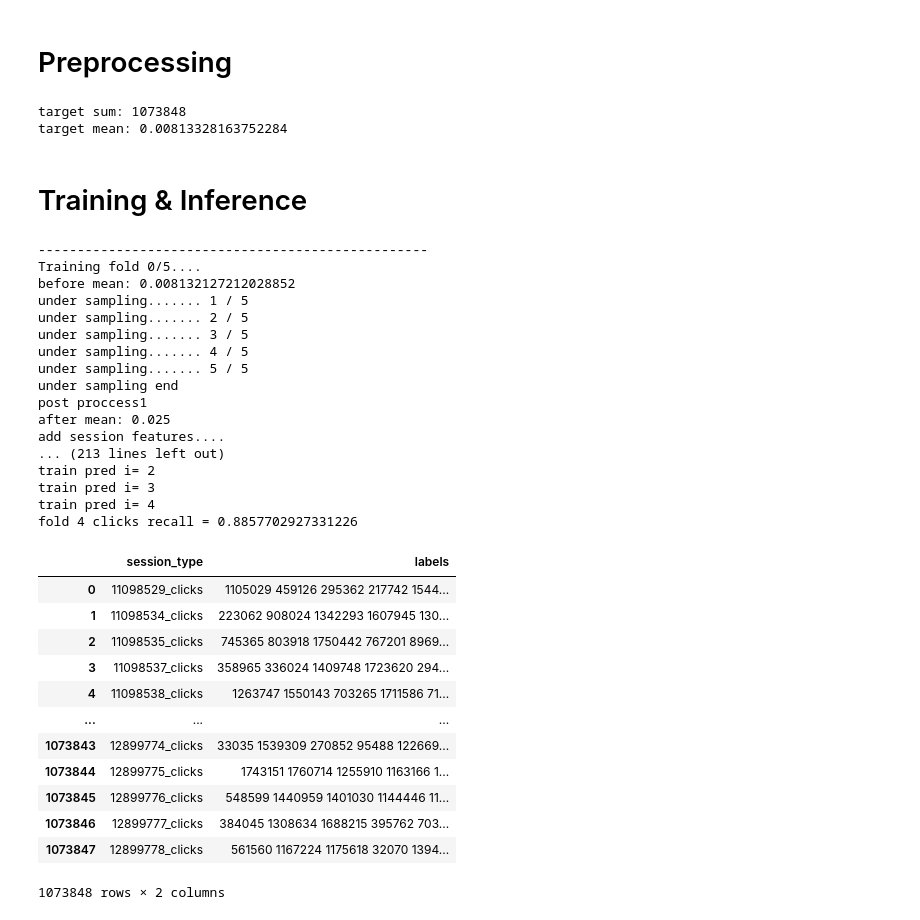
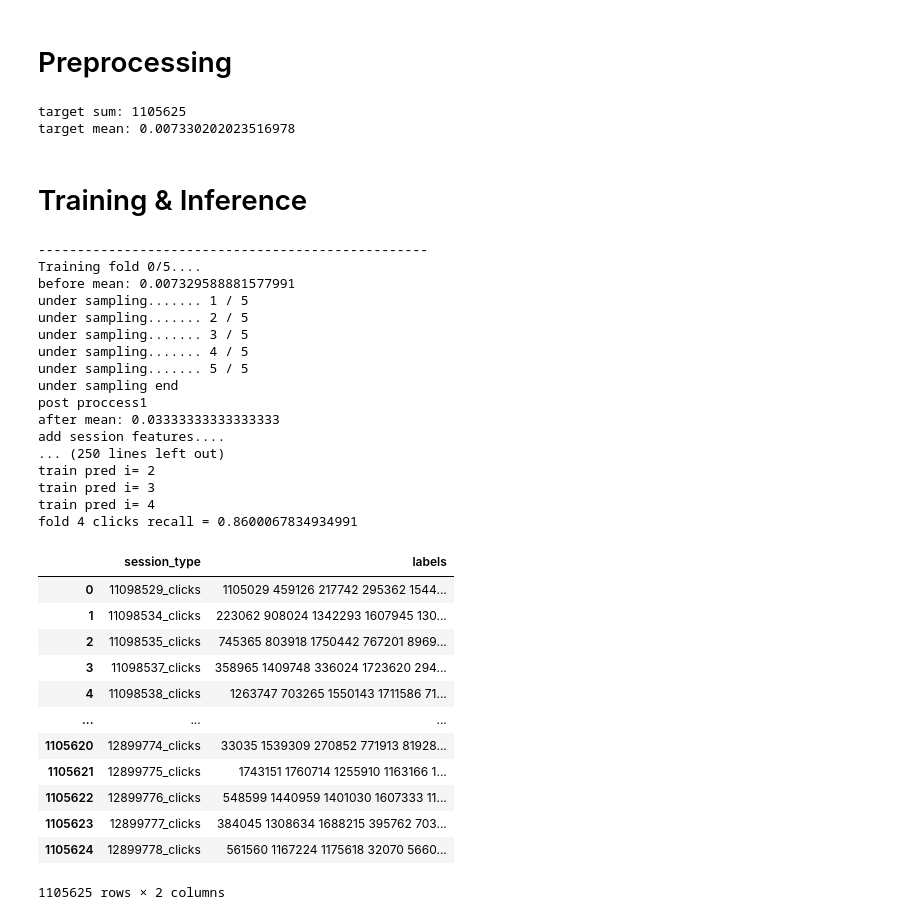
Before and after one commit to tetsuro731/OTTO-kaggle-tetsuro731, a Jupyter notebook: notebook/otto_lgb_train_rank.ipynb, the cells around one changed output. Saved outputs shown, nothing was run; the diff lists cells and outputs as text; code cells hidden in the pictures.

```diff
--- a/notebook/otto_lgb_train_rank.ipynb
+++ b/notebook/otto_lgb_train_rank.ipynb
@@ -121,12 +132,12 @@ def remove_features(df):
 # %%
 train = fe.reduce_memory(train)
 # %%
-train = remove_negative_session(train)
+train = remove_negative_session(train, remove_negative_session_target)
 print('target sum:', train[target].sum())
 print('target mean:', train[target].mean())
 # %% [output]
-target sum: 1073848
-target mean: 0.00813328163752284
+target sum: 1105625
+target mean: 0.007330202023516978
 # %% [markdown]
 # Training & Inference
 # %%
@@ -197,22 +208,21 @@ if OPTUNA_FLAG:
 
         # queryの準備, sessionごとにsortする, lightGBMでranking metricsを使うときに必要
         query_list_train = x_train['session'].value_counts()
-        #x_train = x_train.drop('session' , axis=1)
         query_list_train = query_list_train.sort_index()
 
         query_list_valid = x_val['session'].value_counts()
-        #x_val = x_val.drop('session' , axis=1)
         query_list_valid = query_list_valid.sort_index()
+
 
         # memory節約のため, under sampling後にfeature追加
         print('add session features....')
-        #x_train, x_val = fe.join_session_features(x_train), join_session_features(x_val)
+        x_train, x_val = fe.join_session_features(x_train, session_path), fe.join_session_features(x_val, session_path)
         print('add aid features....')
-        #x_train, x_val = fe.join_aid_features(x_train), join_aid_features(x_val)
+        x_train, x_val = fe.join_aid_features(x_train, aid_path), fe.join_aid_features(x_val, aid_path)
         print('add interactive features....')
-        #x_train, x_val = fe.join_interactive_features(x_train), join_interactive_features(x_val)
+        x_train, x_val = fe.join_interactive_features(x_train), fe.join_interactive_features(x_val)
         print('remove features....')
-        #x_train, x_val = remove_features(x_train),  remove_features(x_val)
+        x_train, x_val = remove_features(x_train),  remove_features(x_val)
         print('remove id from features....')
         x_train, x_val = x_train.drop(IGNORE_COL_ID, axis=1), x_val.drop(IGNORE_COL_ID, axis=1)
         print('x_train shape:', x_train.shape)
@@ -243,21 +253,20 @@ if OPTUNA_FLAG:
 
 params = {'objective': 'lambdarank',
           'metric': 'ndcg',
-          'map_eval_at': [20],
+          'ndcg_eval_at': [20],
           'boosting': 'gbdt',
           'seed': 42,
           'n_jobs': -1,
+          'learning_rate': 0.1,
           #'learning_rate': 0.05,
-          'learning_rate': 0.1,
           'feature_pre_filter': False,
-          'lambda_l1': 0.0,
-          'lambda_l2': 0.0,
-          'num_leaves': 222,
-          'feature_fraction': 0.62,
+          'lambda_l1': 1.7510743847807332e-08,
+          'lambda_l2': 3.773149139134113e-07,
+          'num_leaves': 108,
+          'feature_fraction': 0.4,
           'bagging_fraction': 1.0,
           'bagging_freq': 0,
-          'min_child_samples': 25
-}
+          'min_child_samples': 20}
 # %%
 
 # Create a numpy array to store out of folds predictions
@@ -291,18 +300,12 @@ for fold, (trn_group_ind, val_group_ind) in enumerate(kfold.split(unique_session
 
     # queryの準備, sessionごとにsortする, lightGBMでranking metricsを使うときに必要
     query_list_train = x_train['session'].value_counts()
-    #x_train = x_train.drop('session' , axis=1)
     query_list_train = query_list_train.sort_index()
 
     query_list_valid = x_val['session'].value_counts()
-    #x_val = x_val.drop('session' , axis=1)
     query_list_valid = query_list_valid.sort_index()
 
     # memory節約のため, under sampling後にfeature追加
-    session_path = f'{base_path}/output/otto/valid_session_features.parquet'
-    aid_path = f'{base_path}/output/otto/valid_aid_features.parquet'
-
-
     print('add session features....')
     x_train, x_val = fe.join_session_features(x_train, session_path), fe.join_session_features(x_val, session_path)
     print('add aid features....')
@@ -400,7 +403,7 @@ for fold, (trn_group_ind, val_group_ind) in enumerate(kfold.split(unique_session
 # %% [output]
 --------------------------------------------------
 Training fold 0/5....
-before mean: 0.008132127212028852
+before mean: 0.007329588881577991
 under sampling....... 1 / 5
 under sampling....... 2 / 5
 under sampling....... 3 / 5
@@ -408,42 +411,45 @@ under sampling....... 4 / 5
 under sampling....... 5 / 5
 under sampling end
 post proccess1
-after mean: 0.025
+after mean: 0.03333333333333333
 add session features....
-... (213 lines left out)
+... (250 lines left out)
 train pred i= 2
 train pred i= 3
 train pred i= 4
-fold 4 clicks recall = 0.8857702927331226
+fold 4 clicks recall = 0.8600067834934991
 # %%
 df = pd.DataFrame(oof_predictions, columns=["score"])
-#df.to_csv(f'{base_path}/otto/oof_lgbm_{TYPE_MODE}.csv', index = False)
+if (not USE_CROSS_TARGET) and target != remove_negative_session_target:
+    df.to_csv(f'{base_path}/otto/oof_lgbm_{TYPE_MODE}_{remove_negative_session_target}_session.csv', index = False)
 
 pred_df = pd.concat([train[['session', 'aid']], df], axis=1)
 pred_df['session_type'] = pred_df['session'].apply(lambda x: str(x) + f'_{TYPE_MODE}')
 pred_df = pred_df.sort_values(['session_type','score'],ascending=[True, False]).reset_index(drop=True)
+if (not USE_CROSS_TARGET) and target == remove_negative_session_target:
+    pred_df.to_parquet(f'{base_path}/otto/oof_lgbm_{TYPE_MODE}.parquet')
 
 pred_df['n'] = pred_df.groupby('session_type').cumcount()
 pred_df = pred_df.loc[pred_df.n<20].drop(['n','score','session'],axis=1)
 pred_df['aid'] = pred_df['aid'].astype('int32')
 pred_df = pred_df.groupby('session_type')['aid'].apply(list).reset_index()
 pred_df['labels'] = pred_df['aid'].map(lambda x: ''.join(str(x)[1:-1].split(',')))
 pred_df = pred_df.drop(['aid'],axis=1)
 pred_df
 # %% [output]
 |  | session_type | labels |
-| 0 | 11098529_clicks | 1105029 459126 295362 217742 1544... |
+| 0 | 11098529_clicks | 1105029 459126 217742 295362 1544... |
 | 1 | 11098534_clicks | 223062 908024 1342293 1607945 130... |
 | 2 | 11098535_clicks | 745365 803918 1750442 767201 8969... |
-| 3 | 11098537_clicks | 358965 336024 1409748 1723620 294... |
-| 4 | 11098538_clicks | 1263747 1550143 703265 1711586 71... |
+| 3 | 11098537_clicks | 358965 1409748 336024 1723620 294... |
+| 4 | 11098538_clicks | 1263747 703265 1550143 1711586 71... |
 | ... | ... | ... |
-| 1073843 | 12899774_clicks | 33035 1539309 270852 95488 122669... |
-| 1073844 | 12899775_clicks | 1743151 1760714 1255910 1163166 1... |
-| 1073845 | 12899776_clicks | 548599 1440959 1401030 1144446 11... |
-| 1073846 | 12899777_clicks | 384045 1308634 1688215 395762 703... |
-| 1073847 | 12899778_clicks | 561560 1167224 1175618 32070 1394... |
+| 1105620 | 12899774_clicks | 33035 1539309 270852 771913 81928... |
+| 1105621 | 12899775_clicks | 1743151 1760714 1255910 1163166 1... |
+| 1105622 | 12899776_clicks | 548599 1440959 1401030 1607333 11... |
+| 1105623 | 12899777_clicks | 384045 1308634 1688215 395762 703... |
+| 1105624 | 12899778_clicks | 561560 1167224 1175618 32070 5660... |
-1073848 rows × 2 columns
+1105625 rows × 2 columns
 # %%
 sub = pred_df.loc[pred_df.session_type.str.contains(TYPE_MODE)].copy()
 sub['session'] = sub.session_type.apply(lambda x: int(x.split('_')[0]))
```
Also changed, not shown: parts of 5 cells of this notebook, 2 other files.
